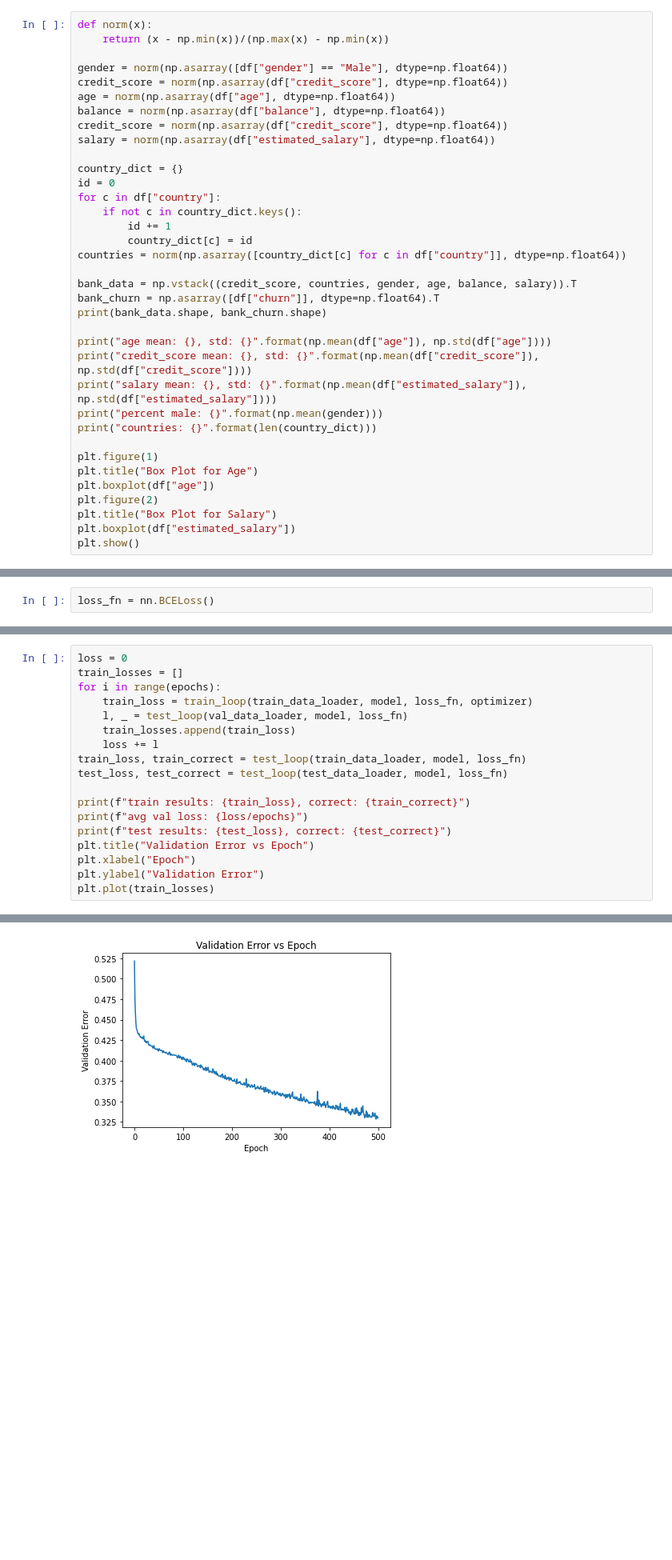
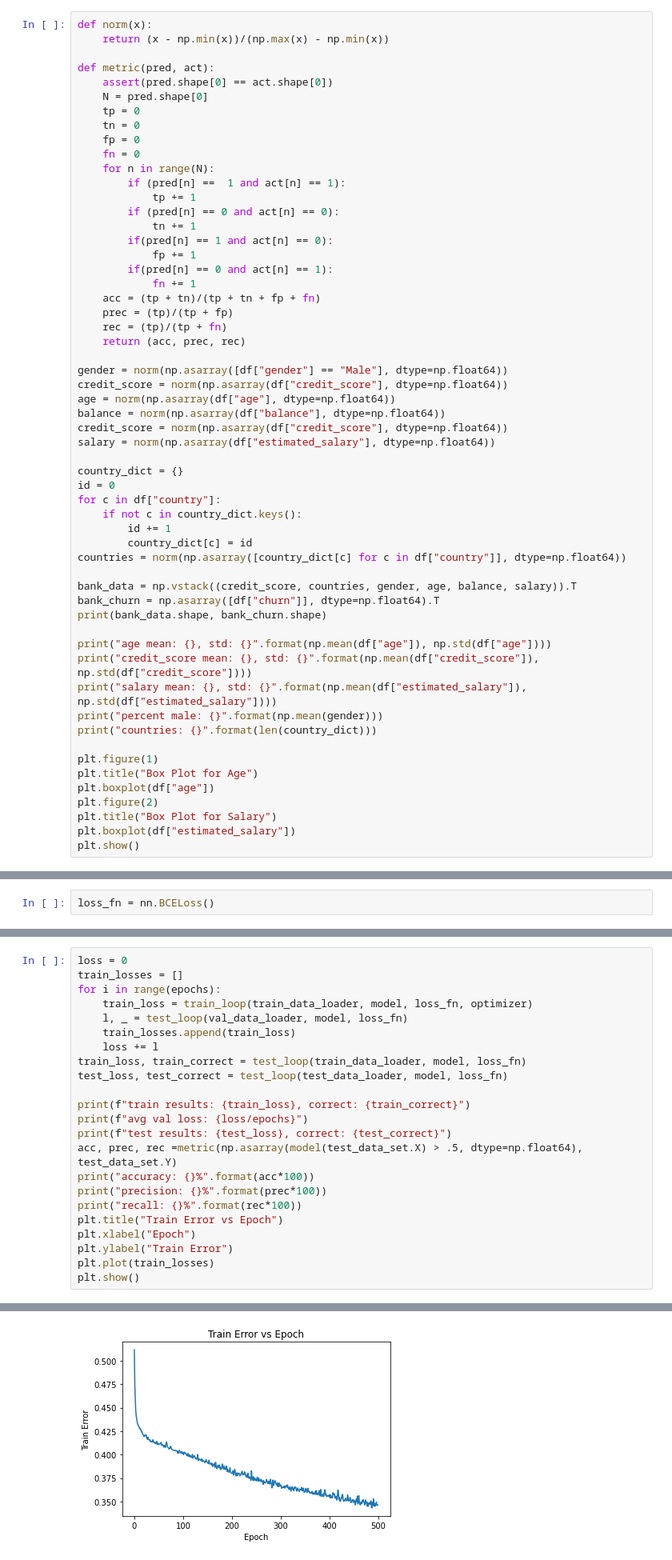
Before and after one commit to siddha20/CSCI4962, a Jupyter notebook: Homeworks/homework3/homework3.ipynb, the cells around one changed output, grey strips where cells are left out. Shown at 80% size. Drawn from its saved outputs; the diff is of its cells as text; blank space fills up the shorter version.

```diff
--- a/Homeworks/homework3/homework3.ipynb
+++ b/Homeworks/homework3/homework3.ipynb
@@ -74,6 +74,27 @@ an issue.
 # %%
 def norm(x):
     return (x - np.min(x))/(np.max(x) - np.min(x))
+
+def metric(pred, act):
+    assert(pred.shape[0] == act.shape[0])
+    N = pred.shape[0]
+    tp = 0
+    tn = 0
+    fp = 0
+    fn = 0
+    for n in range(N):
+        if (pred[n] ==  1 and act[n] == 1):
+            tp += 1
+        if (pred[n] == 0 and act[n] == 0):
+            tn += 1
+        if(pred[n] == 1 and act[n] == 0):
+            fp += 1
+        if(pred[n] == 0 and act[n] == 1):
+            fn += 1
+    acc = (tp + tn)/(tp + tn + fp + fn)
+    prec = (tp)/(tp + fp)
+    rec = (tp)/(tp + fn)
+    return (acc, prec, rec)
 
 gender = norm(np.asarray([df["gender"] == "Male"], dtype=np.float64))
 credit_score = norm(np.asarray(df["credit_score"], dtype=np.float64))
@@ -247,8 +268,13 @@ test_loss, test_correct = test_loop(test_data_loader, model, loss_fn)
 print(f"train results: {train_loss}, correct: {train_correct}")
 print(f"avg val loss: {loss/epochs}")
 print(f"test results: {test_loss}, correct: {test_correct}")
-plt.title("Validation Error vs Epoch")
+acc, prec, rec =metric(np.asarray(model(test_data_set.X) > .5, dtype=np.float64), test_data_set.Y)
+print("accuracy: {}%".format(acc*100))
+print("precision: {}%".format(prec*100))
+print("recall: {}%".format(rec*100))
+plt.title("Train Error vs Epoch")
 plt.xlabel("Epoch")
-plt.ylabel("Validation Error")
+plt.ylabel("Train Error")
 plt.plot(train_losses)
+plt.show()
 # %% [output]
@@ -259,4 +287,4 @@ test results: 0.4827473187446594, correct: 0.7964000105857849
-[figure, old version]
+[figure, new version]
 # %% [markdown]
 After tuning the hyperparameters manually for some time, I chose the ones
 listed below. They resuled in higher in sample error, but lower out of sample
```
Also changed, not shown: parts of 8 cells of this notebook.
